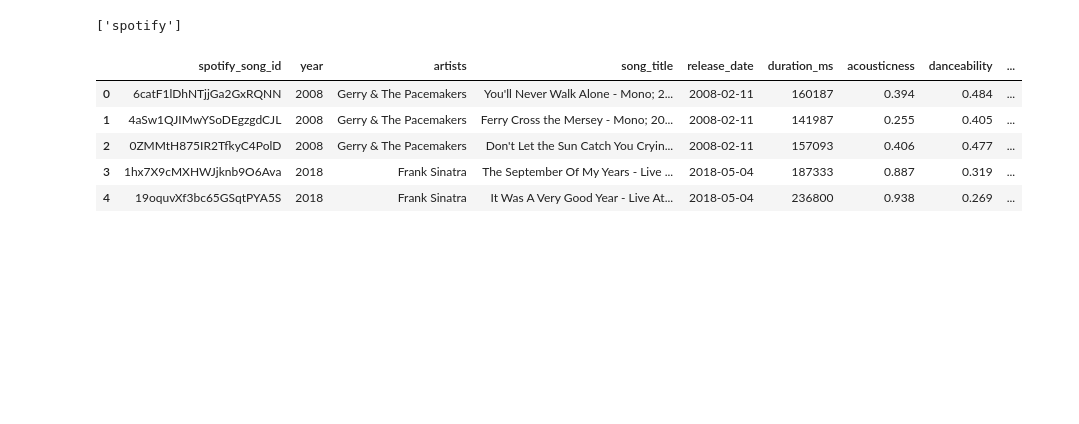
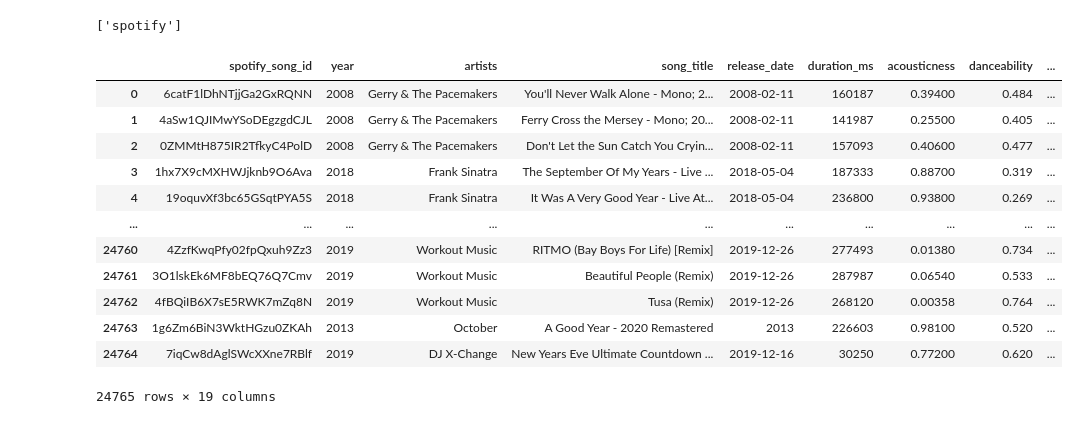
Before and after one commit to AliciaAPerez/ETL_Billboard_Hits_vs_Grammy_Winners, a Jupyter notebook: Spotify.ipynb, the cells around one changed output. Cells and saved outputs as stored; diff of their text form; code cells hidden in the pictures; blank space fills up the shorter version.

```diff
--- a/Spotify.ipynb
+++ b/Spotify.ipynb
@@ -196,11 +208,18 @@ engine.table_names()
 spotify_last_10years.to_sql(name='spotify', con=engine, if_exists='append', index=False)
 # %%
 #verifying the data was made in SQL
-pd.read_sql_query('select * from spotify', con=engine).head()
+pd.read_sql_query('select * from spotify', con=engine)
 # %% [output]
 |  | spotify_song_id | year | artists | song_title | release_date | duration_ms | acousticness | danceability | ... |
-| 0 | 6catF1lDhNTjjGa2GxRQNN | 2008 | Gerry & The Pacemakers | You'll Never Walk Alone - Mono; 2... | 2008-02-11 | 160187 | 0.394 | 0.484 | ... |
-| 1 | 4aSw1QJIMwYSoDEgzgdCJL | 2008 | Gerry & The Pacemakers | Ferry Cross the Mersey - Mono; 20... | 2008-02-11 | 141987 | 0.255 | 0.405 | ... |
-| 2 | 0ZMMtH875IR2TfkyC4PolD | 2008 | Gerry & The Pacemakers | Don't Let the Sun Catch You Cryin... | 2008-02-11 | 157093 | 0.406 | 0.477 | ... |
-| 3 | 1hx7X9cMXHWJjknb9O6Ava | 2018 | Frank Sinatra | The September Of My Years - Live ... | 2018-05-04 | 187333 | 0.887 | 0.319 | ... |
-| 4 | 19oquvXf3bc65GSqtPYA5S | 2018 | Frank Sinatra | It Was A Very Good Year - Live At... | 2018-05-04 | 236800 | 0.938 | 0.269 | ... |
+| 0 | 6catF1lDhNTjjGa2GxRQNN | 2008 | Gerry & The Pacemakers | You'll Never Walk Alone - Mono; 2... | 2008-02-11 | 160187 | 0.39400 | 0.484 | ... |
+| 1 | 4aSw1QJIMwYSoDEgzgdCJL | 2008 | Gerry & The Pacemakers | Ferry Cross the Mersey - Mono; 20... | 2008-02-11 | 141987 | 0.25500 | 0.405 | ... |
+| 2 | 0ZMMtH875IR2TfkyC4PolD | 2008 | Gerry & The Pacemakers | Don't Let the Sun Catch You Cryin... | 2008-02-11 | 157093 | 0.40600 | 0.477 | ... |
+| 3 | 1hx7X9cMXHWJjknb9O6Ava | 2018 | Frank Sinatra | The September Of My Years - Live ... | 2018-05-04 | 187333 | 0.88700 | 0.319 | ... |
+| 4 | 19oquvXf3bc65GSqtPYA5S | 2018 | Frank Sinatra | It Was A Very Good Year - Live At... | 2018-05-04 | 236800 | 0.93800 | 0.269 | ... |
+| ... | ... | ... | ... | ... | ... | ... | ... | ... | ... |
+| 24760 | 4ZzfKwqPfy02fpQxuh9Zz3 | 2019 | Workout Music | RITMO (Bay Boys For Life) [Remix] | 2019-12-26 | 277493 | 0.01380 | 0.734 | ... |
+| 24761 | 3O1lskEk6MF8bEQ76Q7Cmv | 2019 | Workout Music | Beautiful People (Remix) | 2019-12-26 | 287987 | 0.06540 | 0.533 | ... |
+| 24762 | 4fBQiIB6X7sE5RWK7mZq8N | 2019 | Workout Music | Tusa (Remix) | 2019-12-26 | 268120 | 0.00358 | 0.764 | ... |
+| 24763 | 1g6Zm6BiN3WktHGzu0ZKAh | 2013 | October | A Good Year - 2020 Remastered | 2013 | 226603 | 0.98100 | 0.520 | ... |
+| 24764 | 7iqCw8dAglSWcXXne7RBlf | 2019 | DJ X-Change | New Years Eve Ultimate Countdown ... | 2019-12-16 | 30250 | 0.77200 | 0.620 | ... |
+24765 rows × 19 columns
```
Also changed, not shown: parts of 5 cells of this notebook, 2 other files.
